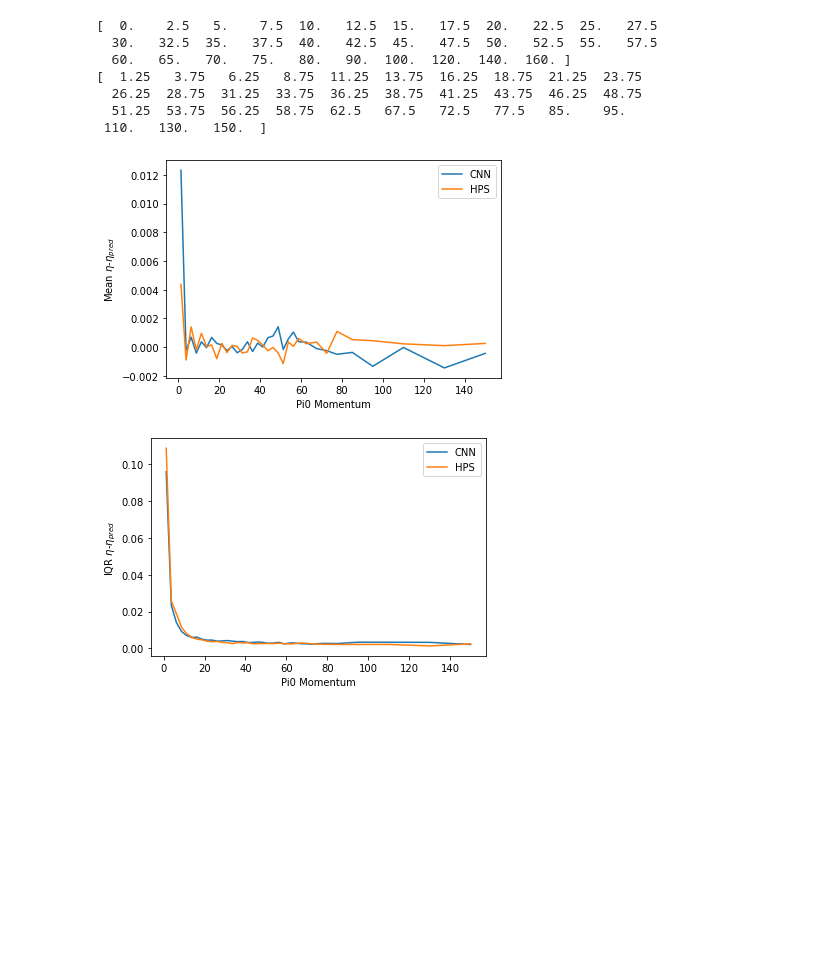
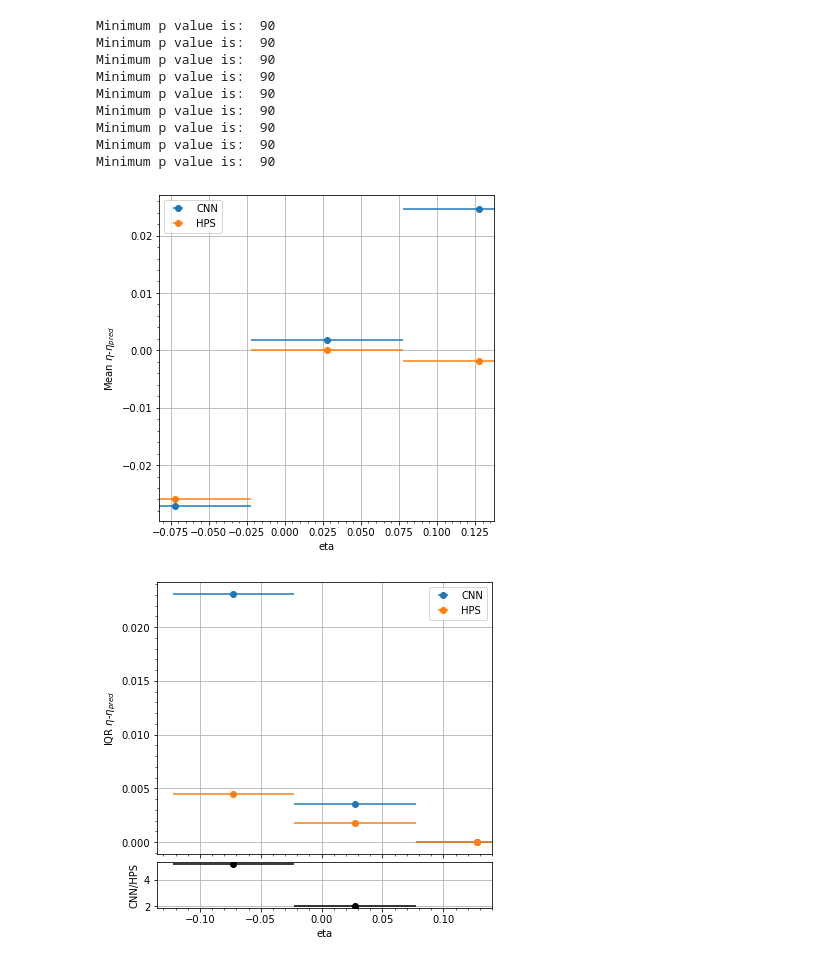
Before and after one commit to lucasrussell01/DeepPi, a Jupyter notebook: Evaluation/notebooks/plot_kinematic_err.ipynb, the cells around one changed output. Saved outputs shown, nothing was run; the diff lists cells and outputs as text; code cells hidden in the pictures; blank space fills up the shorter version.

```diff
--- a/Evaluation/notebooks/plot_kinematic_err.ipynb
+++ b/Evaluation/notebooks/plot_kinematic_err.ipynb
@@ -22,6 +22,23 @@ runID = "b34a88eeacb84558a3d3e6b53ecd1502" # MAE/max woth HPS # BEST SO FAR
 expID = "20"
 runID = "bae17979b5c64b4590a3c6bb3d3e3116"
 runID = "625bad1a8a504ce8aa3ab9e51b6cbc66" # eta-phi HUber loss
+
+expID = "2" # updated with pi0
+runID = "259020279434462e9ceaf94ca7ff4585"
+runID = "0044e2b9c698422e9a9518543b14824c" # ext 5e
+runID = "370ca5c69fa7466dab8018d9dfa46a82" # ext 5 ext 5
+# runID = "3f1c88db67904023b901b89031dc4e8a" # ext 5 ext 5 ext 5
+
+
+# runID = "3024f126b7b64fdebd98d903616141a2" # dr
+# runID = "2c5030b100f842dfb25d169357fddfe2" #dr 5+5
+# runID = "e43f4711dd9848f1a6291a3275af0766" # BAD: forgot to rm pretrained try dR thing
+# expID = "4"
+# runID = "146c138a852b4fd1b6521e1c94ddb7af" # eta only
+# expID = "5" # momentum only
+# runID = "82e8ff7401aa4745bab6e909f4835635"
+# runID = "7cc04132ee924cfd9720cfceb135305e" # ext5e
+
 plotter = error_plotter(expID, runID)
 # %%
 plotter.compare_momentum()
@@ -52,12 +81,14 @@ plotter.compare_profile("phi")
 # %%
-plotter.compare_profile("eta")
+plotter.compare_profile_releta("eta", min_p=90)
 # %% [output]
-[  0.    2.5   5.    7.5  10.   12.5  15.   17.5  20.   22.5  25.   27.5
-  30.   32.5  35.   37.5  40.   42.5  45.   47.5  50.   52.5  55.   57.5
-  60.   65.   70.   75.   80.   90.  100.  120.  140.  160. ]
-[  1.25   3.75   6.25   8.75  11.25  13.75  16.25  18.75  21.25  23.75
-  26.25  28.75  31.25  33.75  36.25  38.75  41.25  43.75  46.25  48.75
-  51.25  53.75  56.25  58.75  62.5   67.5   72.5   77.5   85.    95.
- 110.   130.   150.  ]
+Minimum p value is:  90
+Minimum p value is:  90
+Minimum p value is:  90
+Minimum p value is:  90
+Minimum p value is:  90
+Minimum p value is:  90
+Minimum p value is:  90
+Minimum p value is:  90
+Minimum p value is:  90
-[figure, old version]
+[figure, new version]
-[figure, old version]
+[figure, new version]
```
Also changed, not shown: parts of 12 cells of this notebook, 3 other files.
